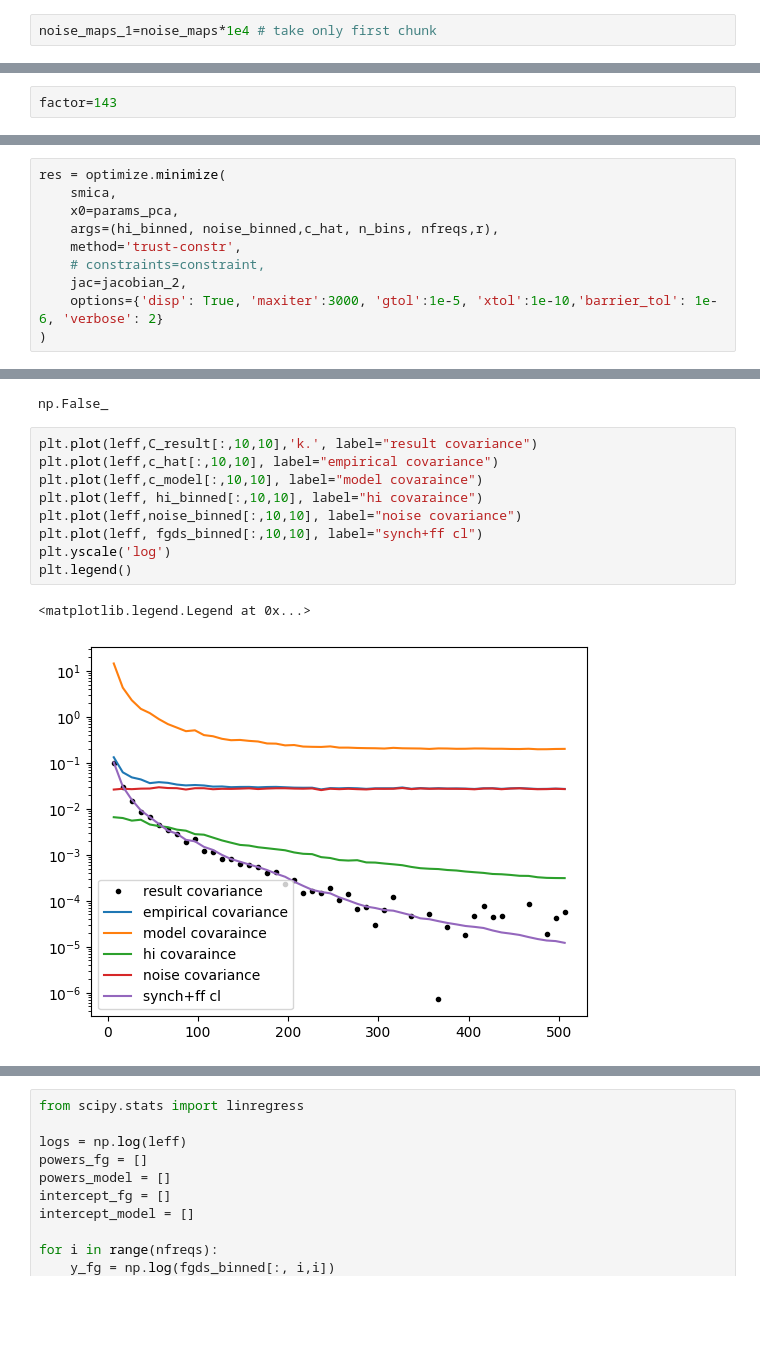
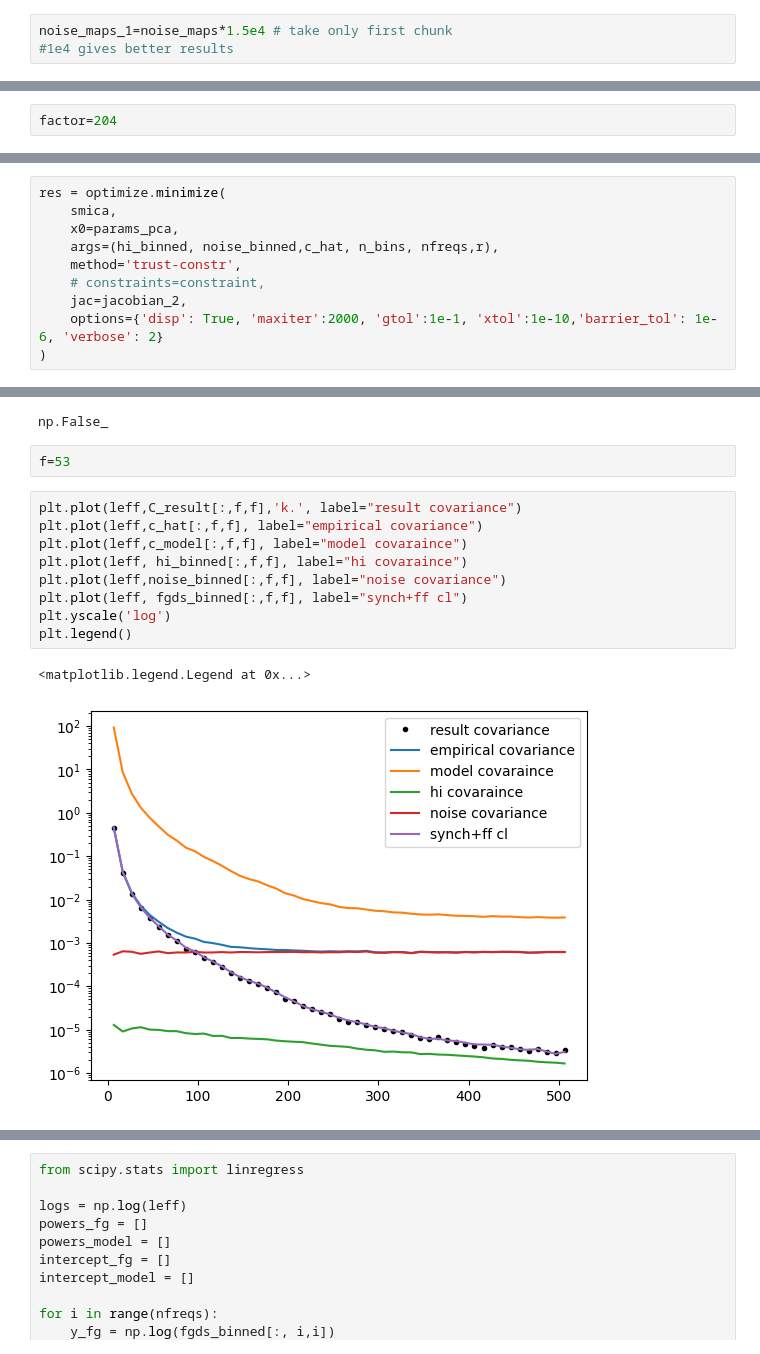
Before and after one commit to urwa99/MASS_Thesis, a Jupyter notebook: results_2/SMICA3.ipynb, the cells around one changed output, grey strips where cells are left out. Saved outputs shown, nothing was run; the diff lists cells and outputs as text; blank space fills up the shorter version.

```diff
--- a/results_2/SMICA3.ipynb
+++ b/results_2/SMICA3.ipynb
@@ -26,6 +26,7 @@ hi_maps= np.load("/home/iloveorcas/MASS_Thesis/results_2/hi_maps.npy")*10
 noise_maps= np.load("/home/iloveorcas/MASS_Thesis/results_2/noise_nf.npy")
 # %%
-noise_maps_1=noise_maps*1e4 # take only first chunk
+noise_maps_1=noise_maps*1.5e4 # take only first chunk
+#1e4 gives better results
 # %%
 sync.shape
 # %% [output]
@@ -285,7 +286,7 @@ def guess_params(nfreqs,n_bins, r):
         P_l[bin,:,:]=np.dot(A , A.T) + 1e-2 * np.eye(r) #strictly positive definite + symmetric
     return F_i, P_l
 # %%
-factor=143
+factor=204
 # %%
 _,F_pca, P_b_pca = pca(c_hat,r, factor)
 # F_pca, P_b_pca = guess_params(nfreqs, n_bins,r)
@@ -475,7 +476,7 @@ res = optimize.minimize(
     method='trust-constr',
     # constraints=constraint,
     jac=jacobian_2,
-    options={'disp': True, 'maxiter':3000, 'gtol':1e-5, 'xtol':1e-10,'barrier_tol': 1e-6, 'verbose': 2}
+    options={'disp': True, 'maxiter':2000, 'gtol':1e-1, 'xtol':1e-10,'barrier_tol': 1e-6, 'verbose': 2}
 )
 # %% [output]
 | niter |f evals|CG iter|  obj func   |tr radius |   opt    |  c viol  |
@@ -540,16 +541,18 @@ np.False_
 np.all(np.linalg.eigvals(P_b_out) >=0)
 # %% [output]
 np.False_
+# %%
+f=53
 # %%
-plt.plot(leff,C_result[:,10,10],'k.', label="result covariance")
-plt.plot(leff,c_hat[:,10,10], label="empirical covariance")
-plt.plot(leff,c_model[:,10,10], label="model covaraince")
-plt.plot(leff, hi_binned[:,10,10], label="hi covaraince")
-plt.plot(leff,noise_binned[:,10,10], label="noise covariance")
-plt.plot(leff, fgds_binned[:,10,10], label="synch+ff cl")
+plt.plot(leff,C_result[:,f,f],'k.', label="result covariance")
+plt.plot(leff,c_hat[:,f,f], label="empirical covariance")
+plt.plot(leff,c_model[:,f,f], label="model covaraince")
+plt.plot(leff, hi_binned[:,f,f], label="hi covaraince")
+plt.plot(leff,noise_binned[:,f,f], label="noise covariance")
+plt.plot(leff, fgds_binned[:,f,f], label="synch+ff cl")
 plt.yscale('log')
 plt.legend()
 # %% [output]
 <matplotlib.legend.Legend at 0x...>
-[figure, old version]
+[figure, new version]
 # %%
```
Also changed, not shown: parts of 14 cells of this notebook.
